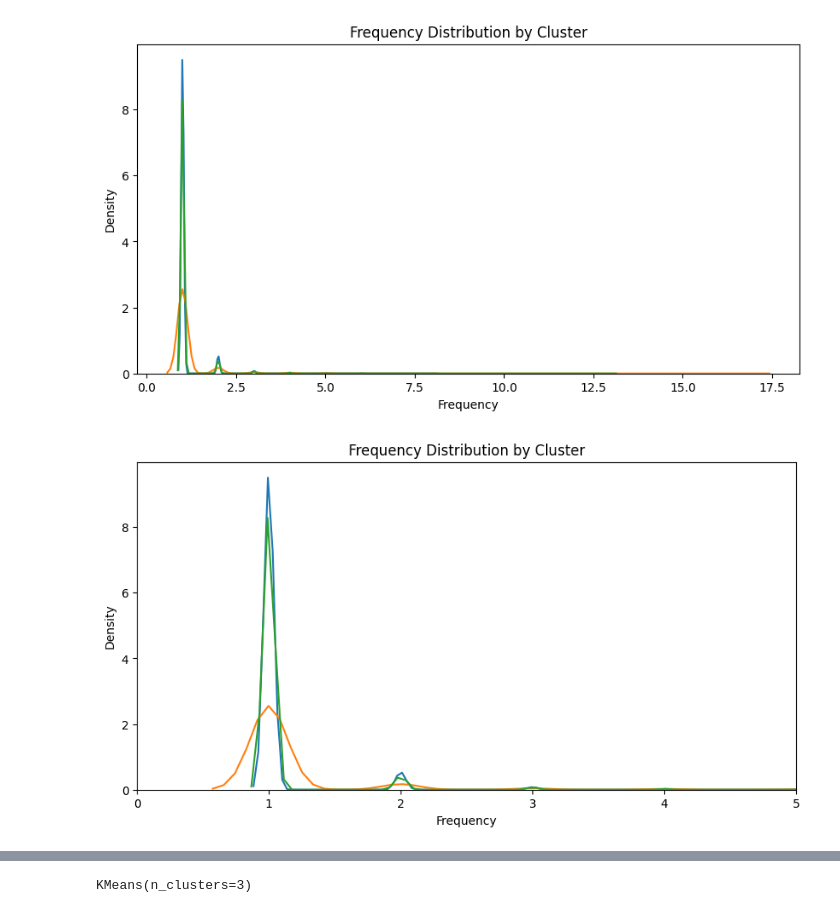
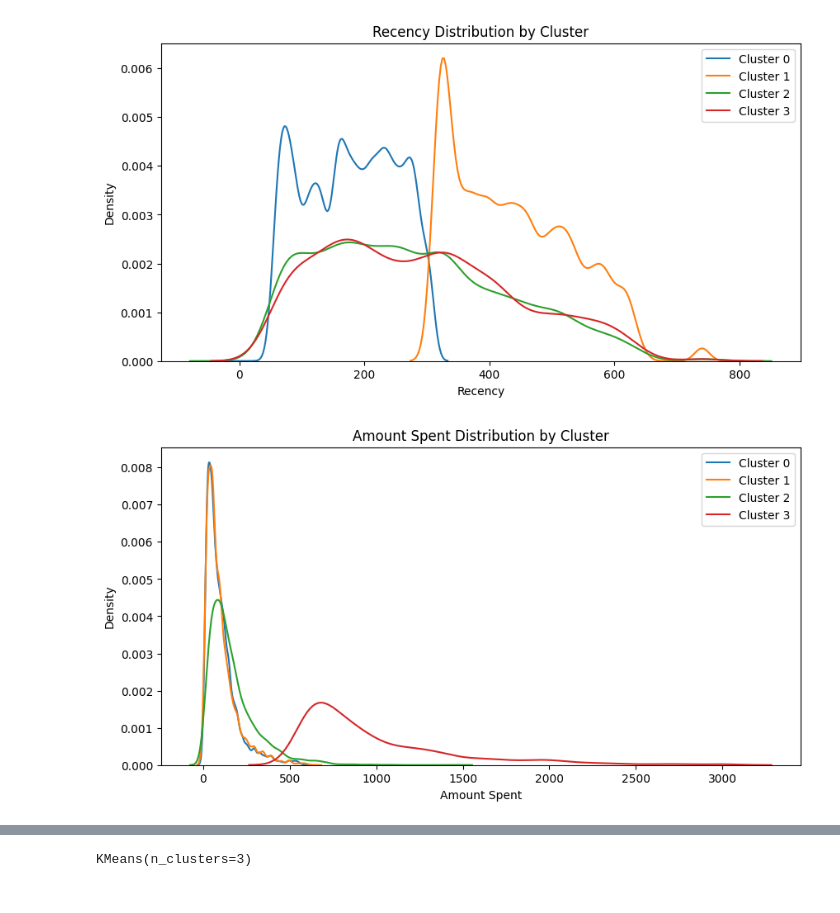
Before and after one commit to ThomasMeb/Projet_4, a Jupyter notebook: Mebarki_Thomas_notebook_essais_022023.ipynb, the cells around one changed output, grey strips where cells are left out. Saved outputs shown, nothing was run; the diff lists cells and outputs as text; code cells hidden in the pictures.

```diff
--- a/Mebarki_Thomas_notebook_essais_022023.ipynb
+++ b/Mebarki_Thomas_notebook_essais_022023.ipynb
@@ -35,9 +39,11 @@ data.set_index('customer_unique_id', inplace=True)
+# %%
+data_scaled = pd.DataFrame(data_scaled, columns=data.columns, index=data.index)
 # %%
 # Une liste vide pour enregistrer les inerties :
 intertia_list = [ ]
 
 # Notre liste de nombres de clusters :
-k_list = range(1, 20)
+k_list = range(1, 15)
 
 # Pour chaque nombre de clusters :
 for k in k_list :
@@ -46,7 +52,7 @@ for k in k_list :
     kmeans = KMeans(n_clusters=k)
 
     # On entraine
-    kmeans.fit(data)
+    kmeans.fit(data_scaled)
 
     # On enregistre l'inertie obtenue :
     intertia_list.append(kmeans.inertia_)
@@ -62,4 +68,4 @@ ax = plt.plot(k_list, intertia_list)
 # %%
-kmeans = KMeans(n_clusters=3)
-kmeans.fit(data)
+kmeans = KMeans(n_clusters=4)
+kmeans.fit(data_scaled)
 # %% [output]
@@ -143,6 +99,7 @@ sns.pairplot(data_frequency, hue="cluster")
 data_cluster_0 = data.loc[data['cluster']==0]
 data_cluster_1 = data.loc[data['cluster']==1]
 data_cluster_2 = data.loc[data['cluster']==2]
+data_cluster_3 = data.loc[data['cluster']==3]
 # %%
 data.describe()
 # %% [output]
@@ -194,25 +175,28 @@ data_cluster_2.describe()
 # %%
-# Plot the distribution of frequency for each cluster
+# Plot the distribution of recency for each cluster
 plt.figure(figsize=(10,5))
-sns.kdeplot(data_cluster_0['frequency'], label='Cluster 0', legend=True)
-sns.kdeplot(data_cluster_1['frequency'], label='Cluster 1', legend=True)
-sns.kdeplot(data_cluster_2['frequency'], label='Cluster 2', legend=True)
-plt.title('Frequency Distribution by Cluster')
-plt.xlabel('Frequency')
+sns.kdeplot(data_cluster_0['recency'], label='Cluster 0', legend=True)
+sns.kdeplot(data_cluster_1['recency'], label='Cluster 1', legend=True)
+sns.kdeplot(data_cluster_2['recency'], label='Cluster 2', legend=True)
+sns.kdeplot(data_cluster_3['recency'], label='Cluster 3', legend=True)
+plt.title('Recency Distribution by Cluster')
+plt.xlabel('Recency')
 plt.ylabel('Density')
+plt.legend()
 plt.show()
 # %% [output]
-[figure, old version]
+[figure, new version]
 # %%
-# Plot the distribution of frequency between 2 and 7 for each cluster
+# Plot the distribution of amount spent under 3000 for each cluster
 plt.figure(figsize=(10,5))
-sns.kdeplot(data_cluster_0['frequency'], label='Cluster 0', legend=True)
-sns.kdeplot(data_cluster_1['frequency'], label='Cluster 1', legend=True)
-sns.kdeplot(data_cluster_2['frequency'], label='Cluster 2', legend=True)
-plt.title('Frequency Distribution by Cluster')
-plt.xlabel('Frequency')
+sns.kdeplot(data_cluster_0.loc[data_cluster_0['amount_spent']<3000]['amount_spent'], label='Cluster 0', legend=True)
+sns.kdeplot(data_cluster_1.loc[data_cluster_1['amount_spent']<3000]['amount_spent'], label='Cluster 1', legend=True)
+sns.kdeplot(data_cluster_2.loc[data_cluster_2['amount_spent']<3000]['amount_spent'], label='Cluster 2', legend=True)
+sns.kdeplot(data_cluster_3.loc[data_cluster_3['amount_spent']<3000]['amount_spent'], label='Cluster 3', legend=True)
+plt.title('Amount Spent Distribution by Cluster')
+plt.xlabel('Amount Spent')
 plt.ylabel('Density')
-plt.xlim(0,5)
+plt.legend()
 plt.show()
 # %% [output]
-[figure, old version]
+[figure, new version]
```
Also changed, not shown: parts of 23 cells of this notebook.
